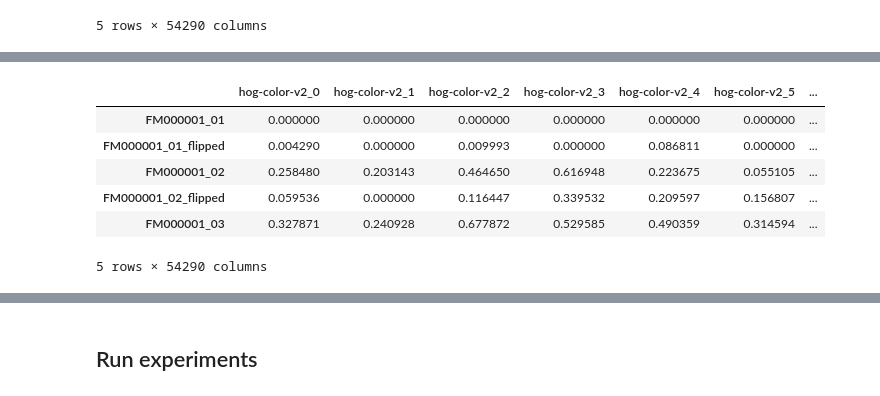
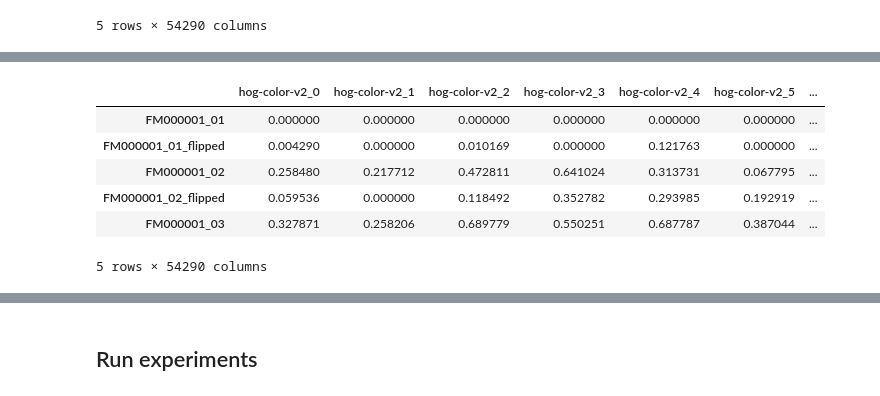
Before and after one commit to yerkko/pattern_recognition, a Jupyter notebook: codigo/experiment_hog.ipynb, the cells around one changed output, grey strips where cells are left out. Drawn from its saved outputs; the diff is of its cells as text; code cells hidden in the pictures.

```diff
--- a/codigo/experiment_hog.ipynb
+++ b/codigo/experiment_hog.ipynb
@@ -19,3 +20,6 @@ features_df.head()
 | FM000001_02_flipped | 1 | 2 | 0.025007 | 0.000000 | 0.028293 | 0.086761 | 0.102675 | ... |
 | FM000001_03 | 1 | 3 | 0.137719 | 0.086321 | 0.164701 | 0.135325 | 0.240212 | ... |
 5 rows × 54290 columns
+# %%
+feats = filter_df_by_dataset(features_df, 'B')
+feats.head()
@@ -22,11 +34,11 @@ features_df.head()
 # %%
-features_df = normalize_df(features_df, keep_nonorm=False)
-features_df.head()
+feats = normalize_df(feats, keep_nonorm=False)
+feats.head()
 # %% [output]
 |  | hog-color-v2_0 | hog-color-v2_1 | hog-color-v2_2 | hog-color-v2_3 | hog-color-v2_4 | hog-color-v2_5 | ... |
 | FM000001_01 | 0.000000 | 0.000000 | 0.000000 | 0.000000 | 0.000000 | 0.000000 | ... |
-| FM000001_01_flipped | 0.004290 | 0.000000 | 0.009993 | 0.000000 | 0.086811 | 0.000000 | ... |
-| FM000001_02 | 0.258480 | 0.203143 | 0.464650 | 0.616948 | 0.223675 | 0.055105 | ... |
-| FM000001_02_flipped | 0.059536 | 0.000000 | 0.116447 | 0.339532 | 0.209597 | 0.156807 | ... |
-| FM000001_03 | 0.327871 | 0.240928 | 0.677872 | 0.529585 | 0.490359 | 0.314594 | ... |
+| FM000001_01_flipped | 0.004290 | 0.000000 | 0.010169 | 0.000000 | 0.121763 | 0.000000 | ... |
+| FM000001_02 | 0.258480 | 0.217712 | 0.472811 | 0.641024 | 0.313731 | 0.067795 | ... |
+| FM000001_02_flipped | 0.059536 | 0.000000 | 0.118492 | 0.352782 | 0.293985 | 0.192919 | ... |
+| FM000001_03 | 0.327871 | 0.258206 | 0.689779 | 0.550251 | 0.687787 | 0.387044 | ... |
 5 rows × 54290 columns
```
Also changed, not shown: parts of 14 cells of this notebook, 5 other files.
